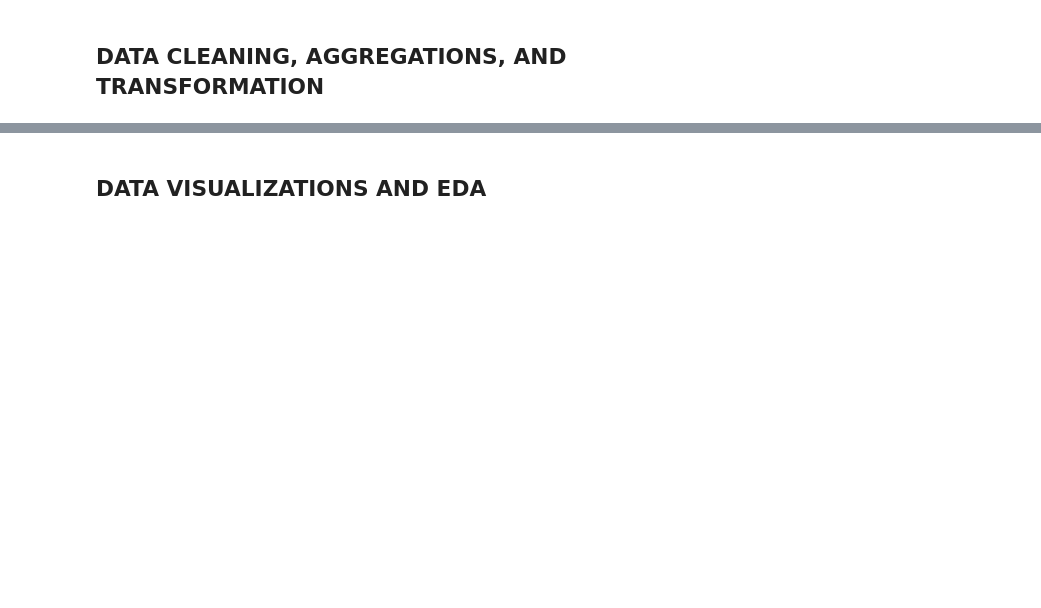
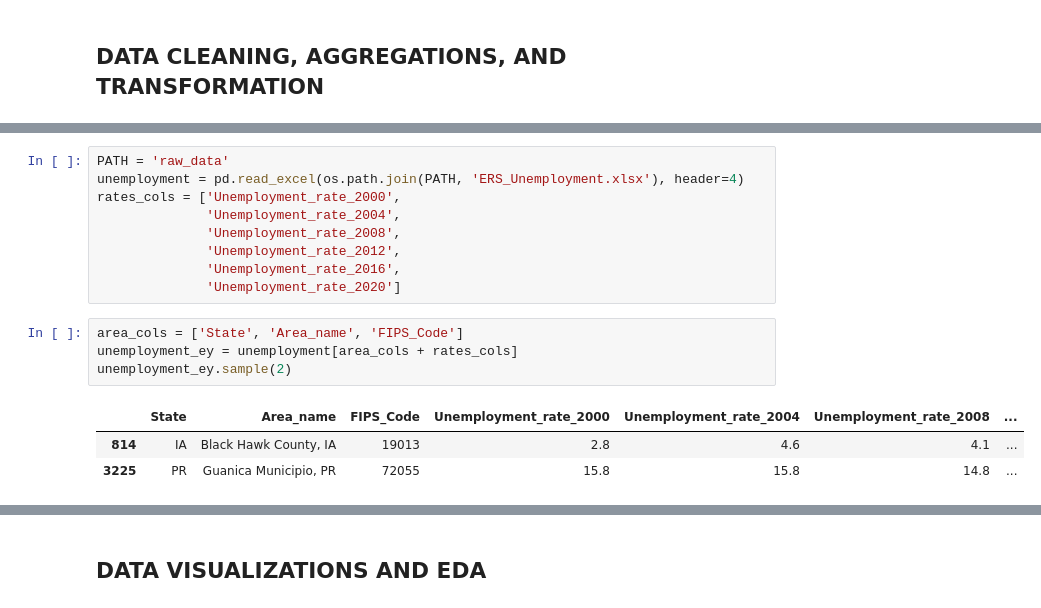
Before and after one commit to lswh/maba_analytics_algorithms_project, a Jupyter notebook: 06302021_TeamGreen_JupyterNotebookSubmission.ipynb, the cells around one changed output, grey strips where cells are left out. Drawn from its saved outputs; the diff is of its cells as text; blank space fills up the shorter version.

```diff
--- a/06302021_TeamGreen_JupyterNotebookSubmission.ipynb
+++ b/06302021_TeamGreen_JupyterNotebookSubmission.ipynb
@@ -176,0 +218,17 @@ The predictor variables are divided into three groups:
+# %%
+PATH = 'raw_data'
+unemployment = pd.read_excel(os.path.join(PATH, 'ERS_Unemployment.xlsx'), header=4)
+rates_cols = ['Unemployment_rate_2000',
+              'Unemployment_rate_2004',
+              'Unemployment_rate_2008',
+              'Unemployment_rate_2012',
+              'Unemployment_rate_2016',
+              'Unemployment_rate_2020']
+# %%
+area_cols = ['State', 'Area_name', 'FIPS_Code']
+unemployment_ey = unemployment[area_cols + rates_cols]
+unemployment_ey.sample(2)
+# %% [output]
+|  | State | Area_name | FIPS_Code | Unemployment_rate_2000 | Unemployment_rate_2004 | Unemployment_rate_2008 | ... |
+| 814 | IA | Black Hawk County, IA | 19013 | 2.8 | 4.6 | 4.1 | ... |
+| 3225 | PR | Guanica Municipio, PR | 72055 | 15.8 | 15.8 | 14.8 | ... |
```
Also changed, not shown: parts of 44 cells of this notebook, 4 other files.
